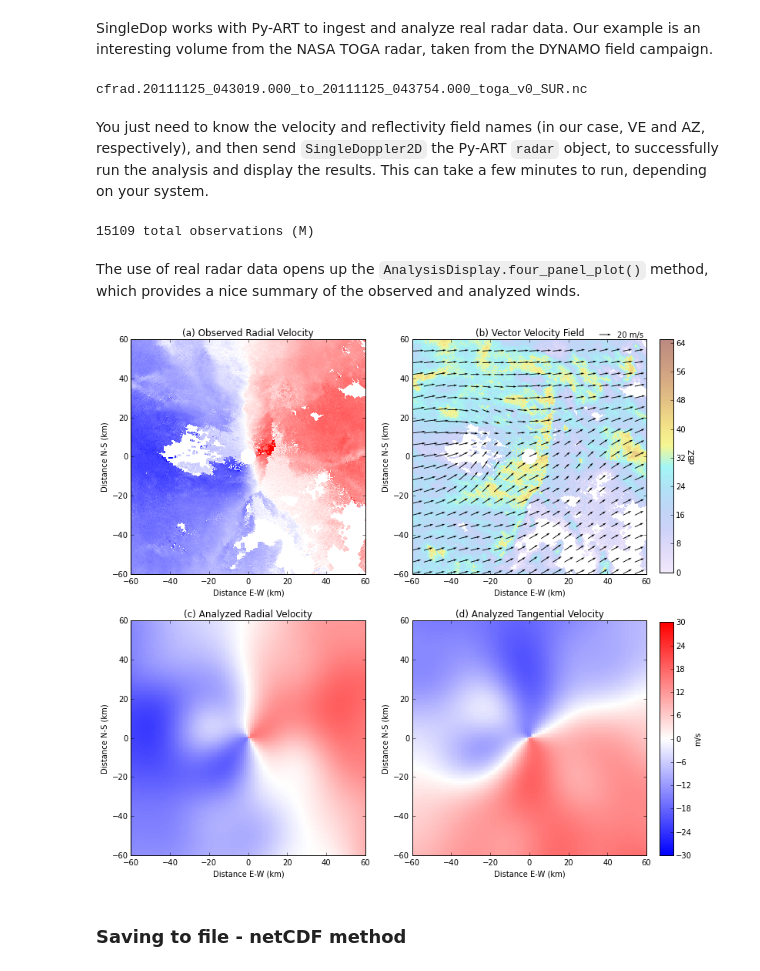
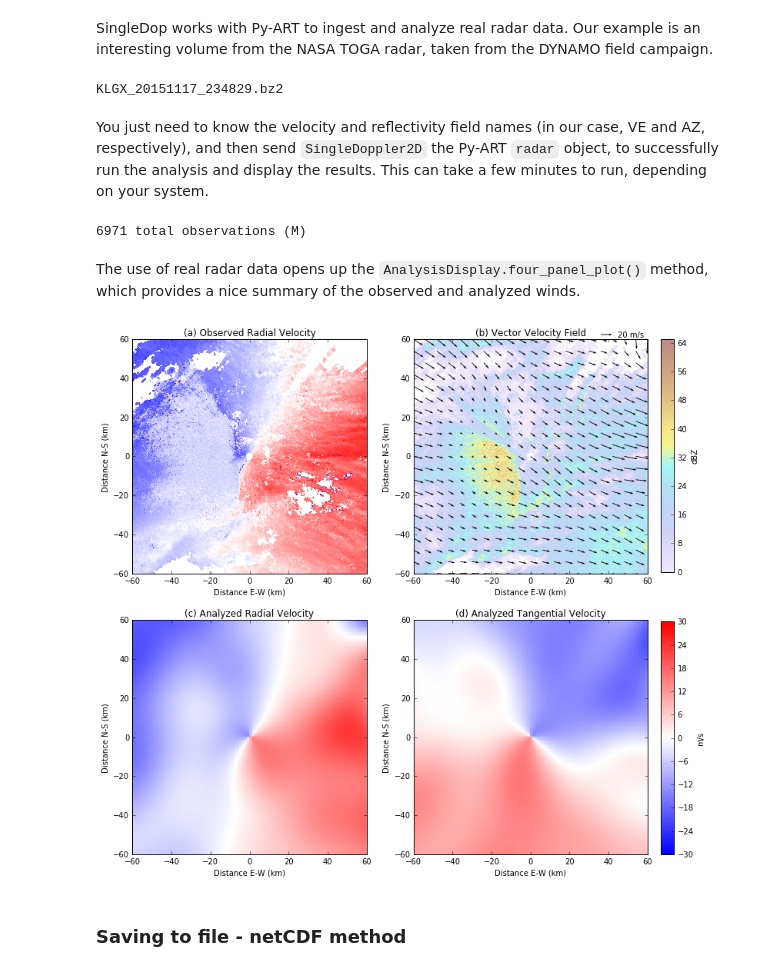
Before and after one commit to nasa/SingleDop, a Jupyter notebook: notebooks/SingleDop_Demo.ipynb, the cells around one changed output. Drawn from its saved outputs; the diff is of its cells as text; code cells hidden in the pictures.

```diff
--- a/notebooks/SingleDop_Demo.ipynb
+++ b/notebooks/SingleDop_Demo.ipynb
@@ -133,28 +133,28 @@ The analysis is not perfect, but the result is consistent with Xu <i>et al.</i>
 # %% [markdown]
 SingleDop works with Py-ART to ingest and analyze real radar data. Our example is an interesting volume from the NASA TOGA radar, taken from the DYNAMO field campaign.
 # %%
-fdir = '/Users/tjlang/Documents/OVWST/SingleDop/TestData/'
-files = sorted(glob.glob(fdir+'*.nc'))
-iii = 1
+fdir = './'
+files = sorted(glob.glob(fdir+'*.bz2'))
+iii = 0
 print(os.path.basename(files[iii]))
 radar = pyart.io.read(files[iii])
 # %% [output]
-cfrad.20111125_043019.000_to_20111125_043754.000_toga_v0_SUR.nc
+KLGX_20151117_234829.bz2
 # %% [markdown]
 You just need to know the velocity and reflectivity field names (in our case, VE and AZ, respectively), and then send `SingleDoppler2D` the Py-ART `radar` object, to successfully run the analysis and display the results. This can take a few minutes to run, depending on your system.
 # %%
 sd_test = singledop.SingleDoppler2D(L=30.0, radar=radar, range_limits=[0, 100],
-                                    sweep_number=0, name_vr='VE', thin_factor=[2, 8])
+                                    sweep_number=1, name_vr='velocity', thin_factor=[4, 8])
 # %% [output]
-15109 total observations (M)
+6971 total observations (M)
 # %% [markdown]
 The use of real radar data opens up the `AnalysisDisplay.four_panel_plot()` method, which provides a nice summary of the observed and analyzed winds.
 # %%
 display = singledop.AnalysisDisplay(sd_test)
-display.four_panel_plot(scale=400, legend=20, return_flag=False, thin=6,
-                        levels=-30.0+2.0*np.arange(31), name_vr='VE', name_dz='AZ')
+display.four_panel_plot(scale=400, legend=20, return_flag=False, thin=6, split_cut=True,
+                        levels=-30.0+2.0*np.arange(31), name_vr='velocity', name_dz='reflectivity')
 # %% [output]
-[figure, old version]
+[figure, new version]
 # %% [markdown]
 ### Saving to file - netCDF method
 # %% [markdown]
```
Also changed, not shown: parts of 9 cells of this notebook, 2 other files.
